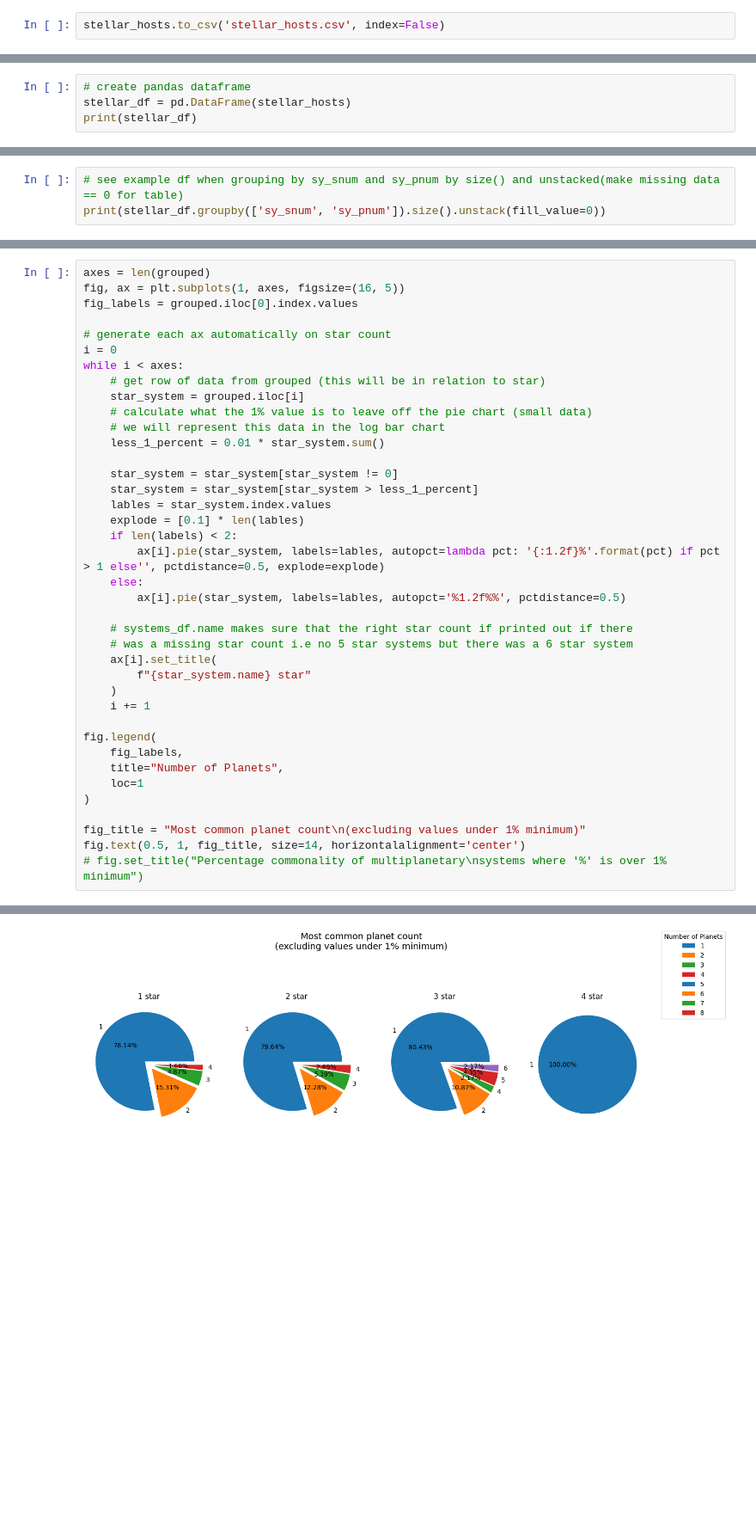
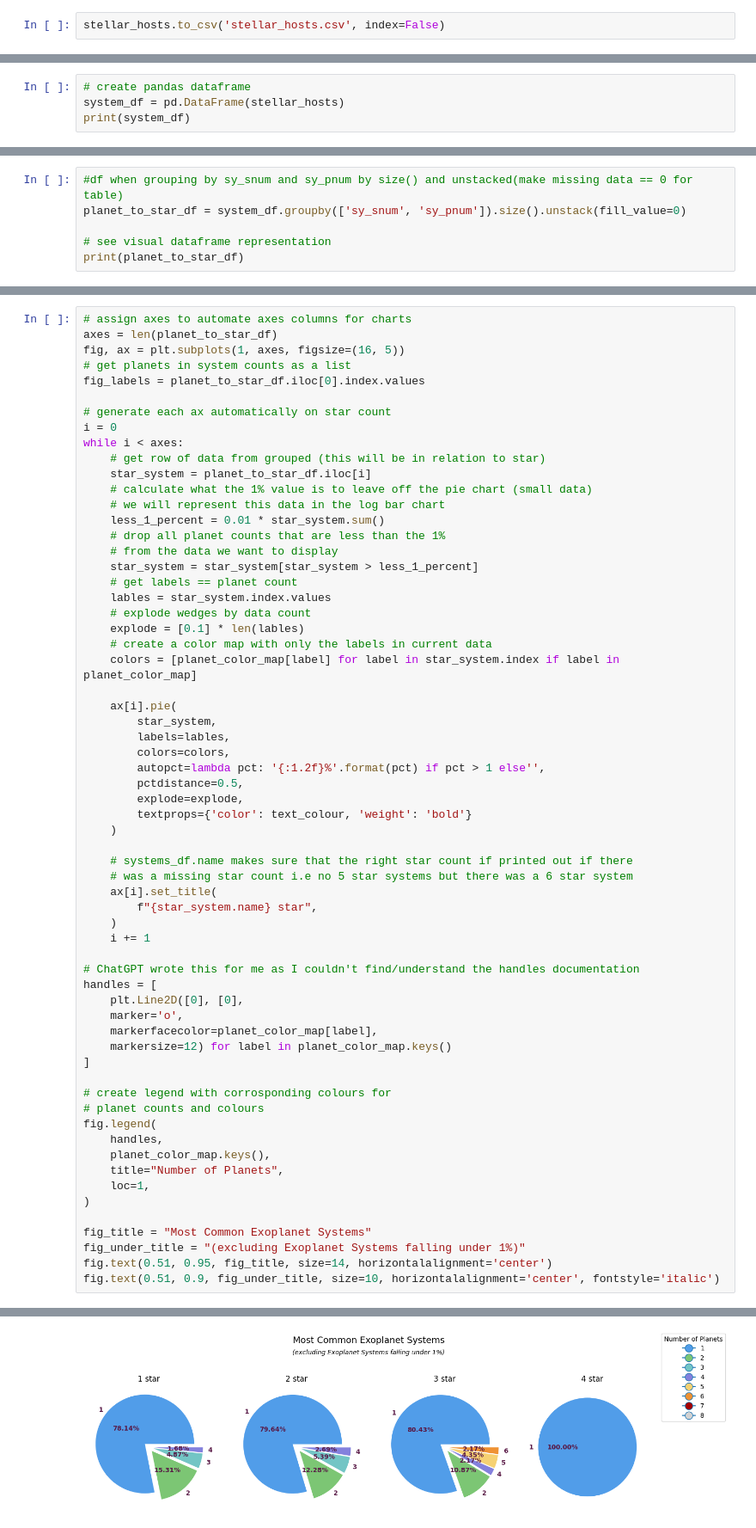
Before and after one commit to rachaellampardfrance/Exoplanetary_Systems, a Jupyter notebook: exoplanet_data.ipynb, the cells around one changed output, grey strips where cells are left out. Shown at 86% size. Drawn from its saved outputs; the diff is of its cells as text; blank space fills up the shorter version.

```diff
--- a/exoplanet_data.ipynb
+++ b/exoplanet_data.ipynb
@@ -96,4 +242,4 @@ stellar_hosts.to_csv('stellar_hosts.csv', index=False)
 # %%
 # create pandas dataframe
-stellar_df = pd.DataFrame(stellar_hosts)
-print(stellar_df)
+system_df = pd.DataFrame(stellar_hosts)
+print(system_df)
@@ -134,3 +256,6 @@ dtype: int64
 # %%
-# see example df when grouping by sy_snum and sy_pnum by size() and unstacked(make missing data == 0 for table)
-print(stellar_df.groupby(['sy_snum', 'sy_pnum']).size().unstack(fill_value=0))
+#df when grouping by sy_snum and sy_pnum by size() and unstacked(make missing data == 0 for table)
+planet_to_star_df = system_df.groupby(['sy_snum', 'sy_pnum']).size().unstack(fill_value=0)
+
+# see visual dataframe representation
+print(planet_to_star_df)
@@ -345,40 +429,64 @@ Text(0.4, 1, "Percentage commonality of multiplanetary\nsystems where '%' is ove
 # %%
-axes = len(grouped)
+# assign axes to automate axes columns for charts
+axes = len(planet_to_star_df)
 fig, ax = plt.subplots(1, axes, figsize=(16, 5))
-fig_labels = grouped.iloc[0].index.values
+# get planets in system counts as a list
+fig_labels = planet_to_star_df.iloc[0].index.values
 
 # generate each ax automatically on star count
 i = 0
 while i < axes:
     # get row of data from grouped (this will be in relation to star)
-    star_system = grouped.iloc[i]
+    star_system = planet_to_star_df.iloc[i]
     # calculate what the 1% value is to leave off the pie chart (small data)
     # we will represent this data in the log bar chart
     less_1_percent = 0.01 * star_system.sum()
+    # drop all planet counts that are less than the 1%
+    # from the data we want to display
+    star_system = star_system[star_system > less_1_percent]
+    # get labels == planet count
+    lables = star_system.index.values
+    # explode wedges by data count
+    explode = [0.1] * len(lables)
+    # create a color map with only the labels in current data
+    colors = [planet_color_map[label] for label in star_system.index if label in planet_color_map]
 
-    star_system = star_system[star_system != 0]
-    star_system = star_system[star_system > less_1_percent]
-    lables = star_system.index.values
-    explode = [0.1] * len(lables)
-    if len(labels) < 2:
-        ax[i].pie(star_system, labels=lables, autopct=lambda pct: '{:1.2f}%'.format(pct) if pct > 1 else'', pctdistance=0.5, explode=explode)
-    else:
-        ax[i].pie(star_system, labels=lables, autopct='%1.2f%%', pctdistance=0.5)
+    ax[i].pie(
+        star_system,
+        labels=lables,
+        colors=colors,
+        autopct=lambda pct: '{:1.2f}%'.format(pct) if pct > 1 else'',
+        pctdistance=0.5,
+        explode=explode,
+        textprops={'color': text_colour, 'weight': 'bold'}
+    )
 
     # systems_df.name makes sure that the right star count if printed out if there
     # was a missing star count i.e no 5 star systems but there was a 6 star system
     ax[i].set_title(
-        f"{star_system.name} star"
+        f"{star_system.name} star",
     )
     i += 1
 
+# ChatGPT wrote this for me as I couldn't find/understand the handles documentation
+handles = [
+    plt.Line2D([0], [0],
+    marker='o',
+    markerfacecolor=planet_color_map[label],
+    markersize=12) for label in planet_color_map.keys()
+]
+
+# create legend with corrosponding colours for
+# planet counts and colours
 fig.legend(
-    fig_labels,
+    handles,
+    planet_color_map.keys(),
     title="Number of Planets",
-    loc=1
+    loc=1,
 )
 
-fig_title = "Most common planet count\n(excluding values under 1% minimum)"
-fig.text(0.5, 1, fig_title, size=14, horizontalalignment='center')
-# fig.set_title("Percentage commonality of multiplanetary\nsystems where '%' is over 1% minimum")
+fig_title = "Most Common Exoplanet Systems"
+fig_under_title = "(excluding Exoplanet Systems falling under 1%)"
+fig.text(0.51, 0.95, fig_title, size=14, horizontalalignment='center')
+fig.text(0.51, 0.9, fig_under_title, size=10, horizontalalignment='center', fontstyle='italic')
 # %% [output]
@@ -386 +494 @@ Text(0.5, 1, 'Most common planet count\n(excluding values under 1% minimum)')
-[figure, old version]
+[figure, new version]
```
Also changed, not shown: parts of 52 cells of this notebook.
